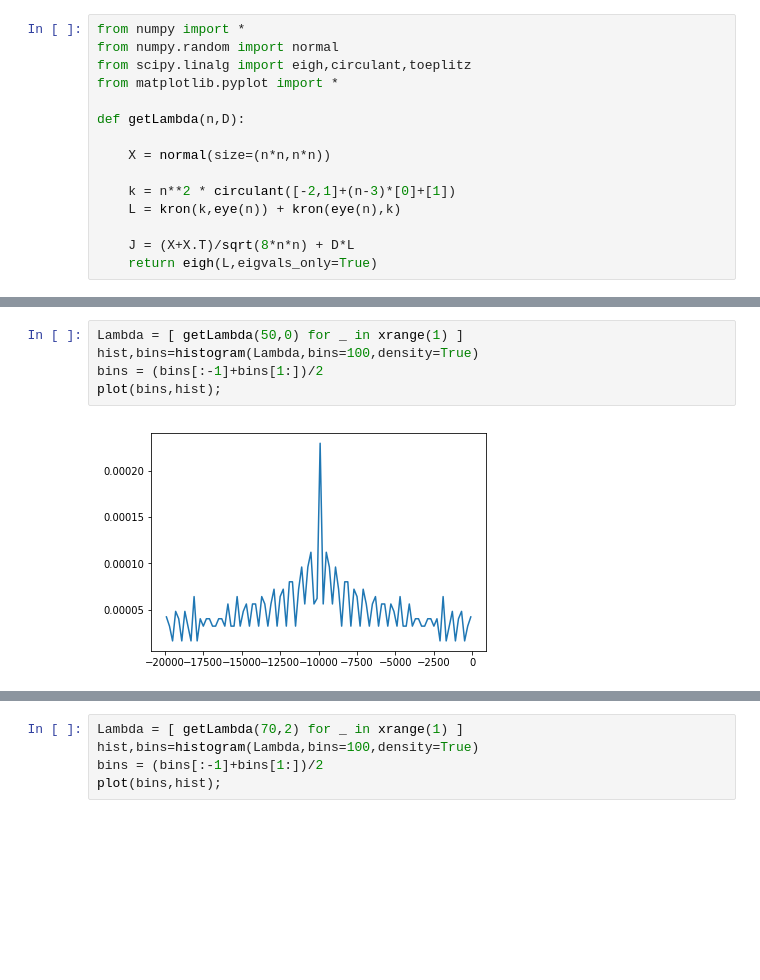
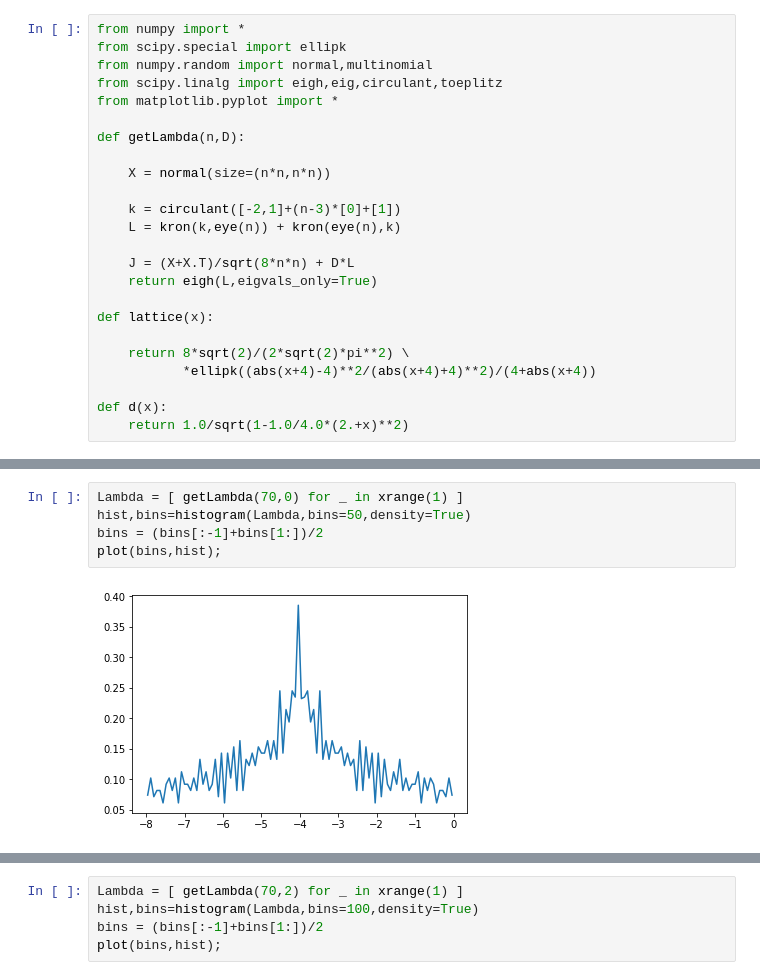
Before and after one commit to gszep/Equlibrium-and-Dynamics-of-the-Spherical-Model, a Jupyter notebook: figures.ipynb, the cells around one changed output, grey strips where cells are left out. Drawn from its saved outputs; the diff is of its cells as text; blank space fills up the shorter version.

Commit message:
adding figures

```diff
--- a/figures.ipynb
+++ b/figures.ipynb
@@ -1,15 +1,24 @@
 # %%
 from numpy import *
-from numpy.random import normal
-from scipy.linalg import eigh,circulant,toeplitz
+from scipy.special import ellipk
+from numpy.random import normal,multinomial
+from scipy.linalg import eigh,eig,circulant,toeplitz
 from matplotlib.pyplot import *
 
 def getLambda(n,D):
 
     X = normal(size=(n*n,n*n))
 
-    k = n**2 * circulant([-2,1]+(n-3)*[0]+[1])
+    k = circulant([-2,1]+(n-3)*[0]+[1])
     L = kron(k,eye(n)) + kron(eye(n),k)
 
     J = (X+X.T)/sqrt(8*n*n) + D*L
     return eigh(L,eigvals_only=True)
+
+def lattice(x):
+
+    return 8*sqrt(2)/(2*sqrt(2)*pi**2) \
+           *ellipk((abs(x+4)-4)**2/(abs(x+4)+4)**2)/(4+abs(x+4))
+
+def d(x):
+    return 1.0/sqrt(1-1.0/4.0*(2.+x)**2)
@@ -31,7 +102,7 @@ array([[-2,  1,  0,  0,  0,  0,  0,  0,  0,  0,  0,  1],
 # %%
-Lambda = [ getLambda(50,0) for _ in xrange(1) ]
-hist,bins=histogram(Lambda,bins=100,density=True)
+Lambda = [ getLambda(70,0) for _ in xrange(1) ]
+hist,bins=histogram(Lambda,bins=50,density=True)
 bins = (bins[:-1]+bins[1:])/2
 plot(bins,hist);
 # %% [output]
-[figure, old version]
+[figure, new version]
```
Also changed, not shown: parts of 6 cells of this notebook, 6 other files.
